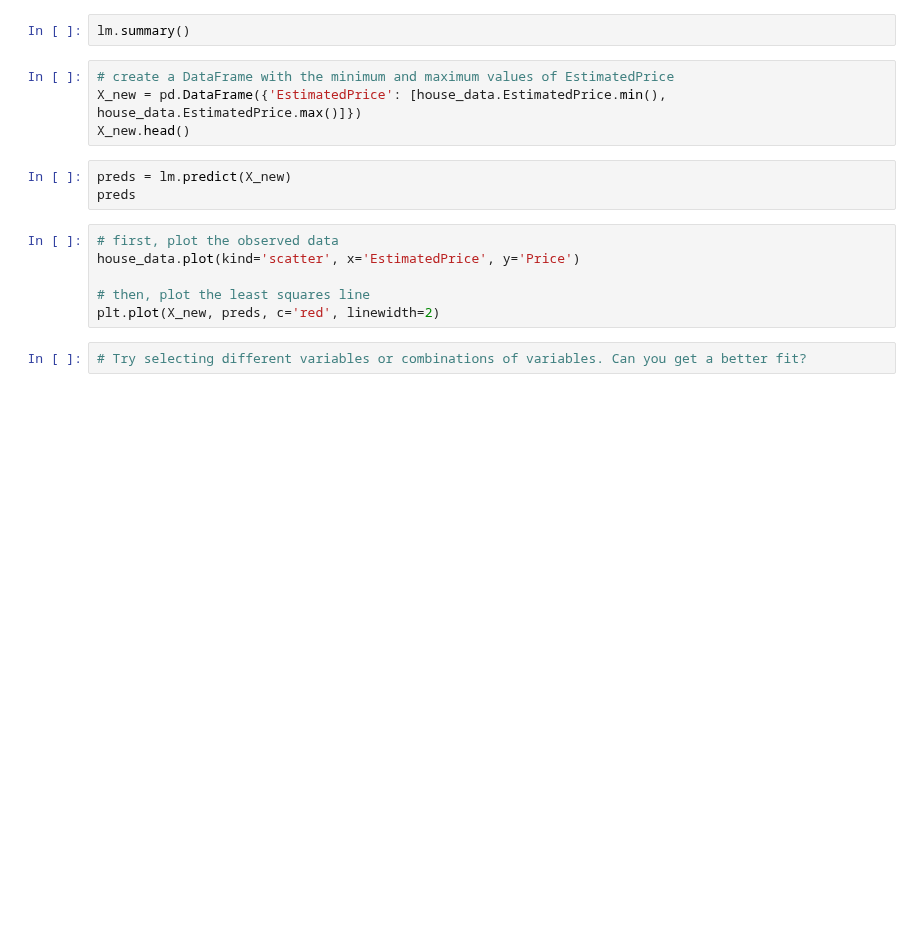
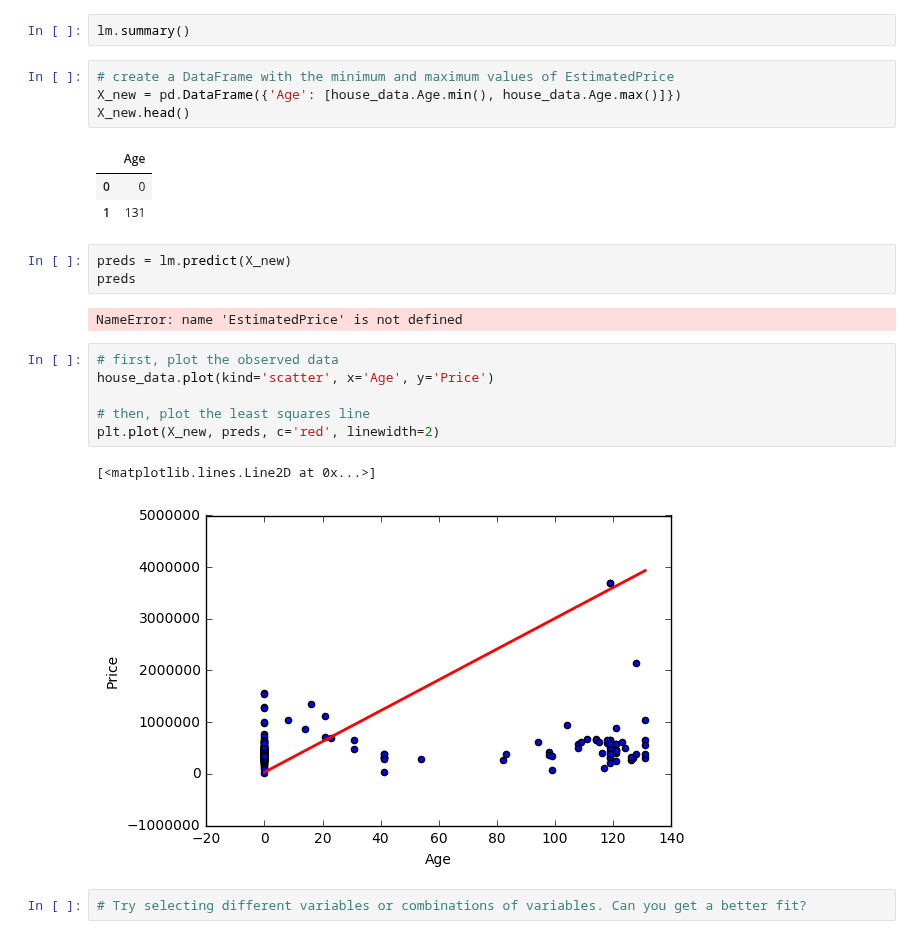
Before and after one commit to alasdaird/SYD_DAT_6, a Jupyter notebook: labs/Week 2/Regression Lab/Lab 3 - Regression.ipynb, the cells around one changed output. Saved outputs shown, nothing was run; the diff lists cells and outputs as text; blank space fills up the shorter version.

```diff
--- a/labs/Week 2/Regression Lab/Lab 3 - Regression.ipynb
+++ b/labs/Week 2/Regression Lab/Lab 3 - Regression.ipynb
@@ -59,17 +131,26 @@ lm.params
 lm.summary()
 # %%
 # create a DataFrame with the minimum and maximum values of EstimatedPrice
-X_new = pd.DataFrame({'EstimatedPrice': [house_data.EstimatedPrice.min(), house_data.EstimatedPrice.max()]})
+X_new = pd.DataFrame({'Age': [house_data.Age.min(), house_data.Age.max()]})
 X_new.head()
+# %% [output]
+|  | Age |
+| 0 | 0 |
+| 1 | 131 |
 # %%
 preds = lm.predict(X_new)
 preds
+# %% [output]
+NameError: name 'EstimatedPrice' is not defined
 # %%
 # first, plot the observed data
-house_data.plot(kind='scatter', x='EstimatedPrice', y='Price')
+house_data.plot(kind='scatter', x='Age', y='Price')
 
 # then, plot the least squares line
 plt.plot(X_new, preds, c='red', linewidth=2)
+# %% [output]
+[<matplotlib.lines.Line2D at 0x...>]
+[figure, added]
 # %%
 # Try selecting different variables or combinations of variables. Can you get a better fit?
 # %% [markdown]
```
Also changed, not shown: parts of 7 cells of this notebook, 6 other files.
